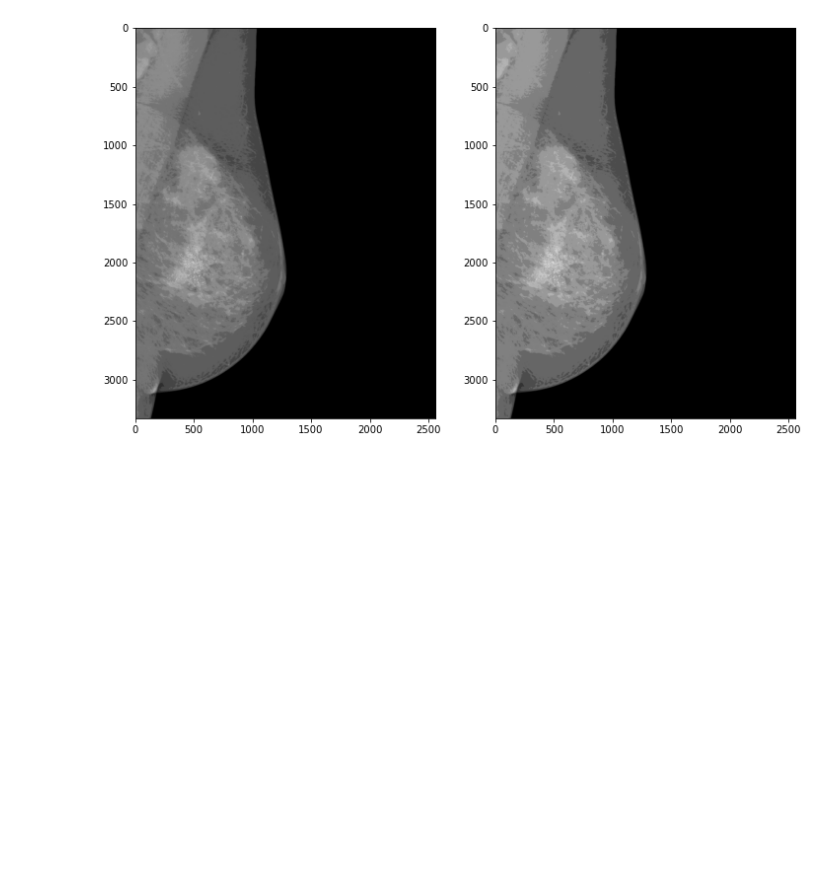
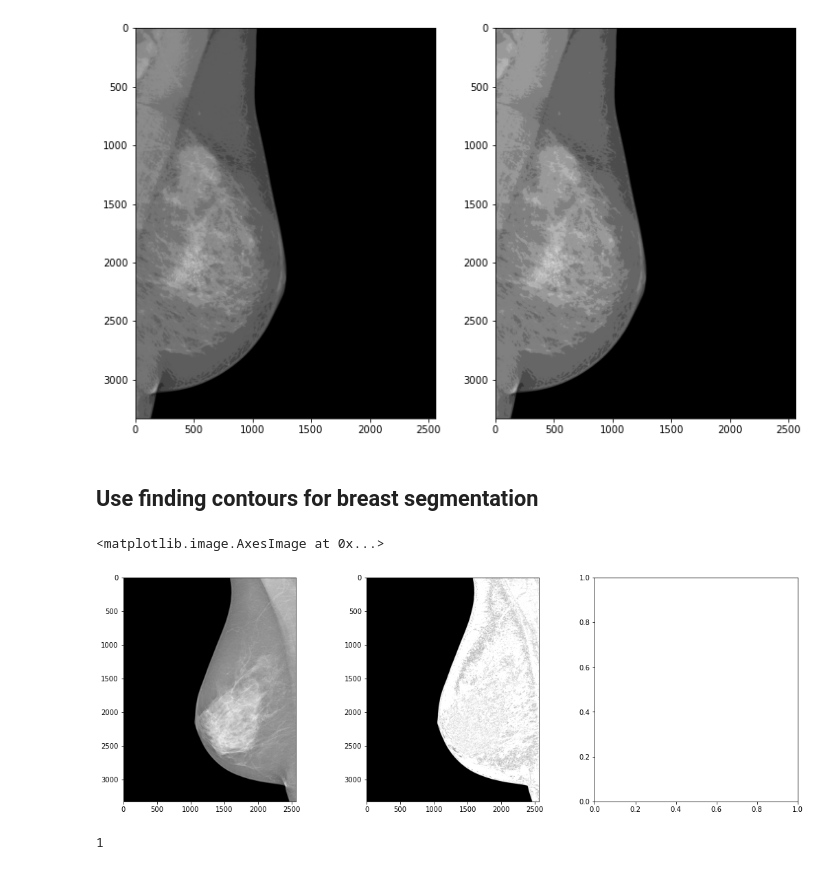
Before and after one commit to Subhra11/Breast-Cancer-Detection, a Jupyter notebook: Image Enhancement.ipynb, the cells around one changed output. Drawn from its saved outputs; the diff is of its cells as text; code cells hidden in the pictures; blank space fills up the shorter version.

```diff
--- a/Image Enhancement.ipynb
+++ b/Image Enhancement.ipynb
@@ -392,3 +394,8 @@ axes[1].imshow(mammo_pproc, cmap='gray')
 # %% [output]
 <matplotlib.image.AxesImage at 0x...>
 [figure]
+# %% [markdown]
+## Use finding contours for breast segmentation
+# %%
+img_norm = cv2.imread('../P5/INbreast Release 1.0/INbreast_png/20587080_b6a4f750c6df4f90_MG_R_ML_ANON.png', cv2.IMREAD_UNCHANGED)
+ret,th = cv2.threshold(img_norm.astype(np.uint8), 13, 255, cv2.THRESH_BINARY)
@@ -394,0 +404,14 @@ axes[1].imshow(mammo_pproc, cmap='gray')
+# %%
+fig,axes = subplots(1, 3)
+fig.set_size_inches([18, 6])
+axes[0].imshow(img_norm, cmap='gray')
+axes[1].imshow(th, cmap='gray')
+#axes[2].imshow(th_, cmap='gray')
+# %% [output]
+<matplotlib.image.AxesImage at 0x...>
+[figure, added]
+# %%
+cont_areas = [cv2.contourArea(c_) for c_ in contours]
+np.argmax(cont_areas)
+# %% [output]
+1
```
Also changed, not shown: parts of 10 cells of this notebook.
